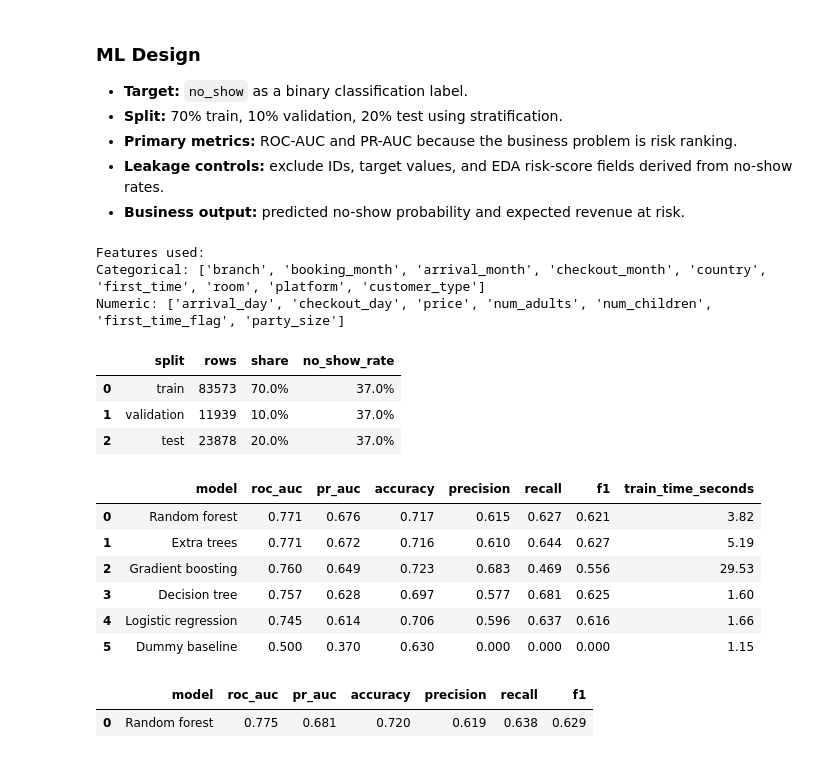
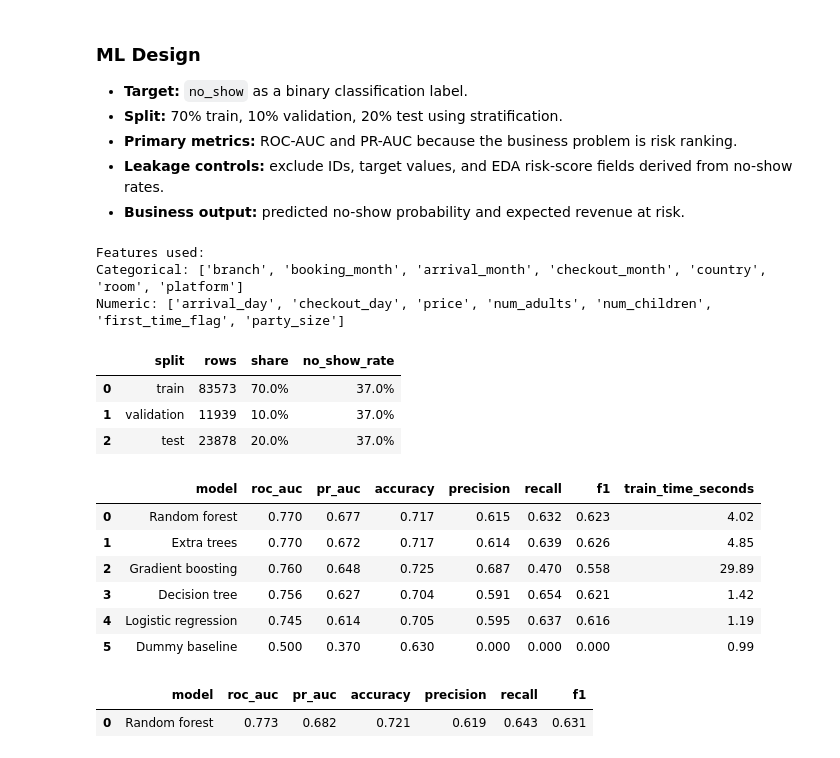
Before and after one commit to baqspaces/hotel-noshow-prediction-llm-agent, a Jupyter notebook: visa_final_submission.ipynb, the cells around one changed output. Drawn from its saved outputs; the diff is of its cells as text; code cells hidden in the pictures.

```diff
--- a/visa_final_submission.ipynb
+++ b/visa_final_submission.ipynb
@@ -333,23 +344,32 @@ These charts are designed to be easy to explain in a presentation or README.
 # %%
 def plot_top_no_show_rate(data, column, top_n=12, min_bookings=20):
-    summary = summarize_segment(data, column, min_bookings=min_bookings).head(top_n)
+    summary = summarize_segment(data, column, min_bookings=min_bookings).head(top_n).copy()
     if summary.empty:
         print(f"No segments for {column} with at least {min_bookings} bookings.")
         return
 
+    plot_column = column
+    y_label = column
+    if column == "first_time_flag":
+        plot_column = "customer_status"
+        y_label = "Customer status"
+        summary[plot_column] = summary[column].map({1: "First-time", 0: "Returning"}).fillna("Unknown")
+    else:
+        summary[plot_column] = summary[column].astype("string").fillna("Unknown")
+
     plt.figure(figsize=(10, 5))
     if sns:
-        sns.barplot(data=summary, y=column, x="no_show_rate", color="#3b82f6")
+        sns.barplot(data=summary, y=plot_column, x="no_show_rate", color="#3b82f6")
     else:
-        plt.barh(summary[column].astype(str), summary["no_show_rate"])
+        plt.barh(summary[plot_column], summary["no_show_rate"])
     plt.gca().xaxis.set_major_formatter(plt.FuncFormatter(lambda x, _: f"{x:.0%}"))
-    plt.title(f"Top {top_n} No-Show Rates by {column}")
+    plt.title(f"Top {top_n} No-Show Rates by {y_label}")
     plt.xlabel("No-show rate")
-    plt.ylabel(column)
+    plt.ylabel(y_label)
     plt.tight_layout()
     plt.show()
 # %%
-for col in ["platform", "branch", "room", "customer_type", "price_band"]:
+for col in ["platform", "branch", "room", "first_time_flag", "price_band"]:
     if col in eda.columns:
         plot_top_no_show_rate(eda, col, top_n=12, min_bookings=20)
 # %% [output]
@@ -391,7 +411,7 @@ Revenue at risk represent the revenue lost due to no-shows
 # %%
 if "price" in eda.columns:
     revenue_views = []
-    for col in ["branch", "platform", "room", "customer_type", "country"]:
+    for col in ["branch", "platform", "room", "country"]:
         if col in eda.columns:
             temp = summarize_segment(eda, col, min_bookings=20)
             temp["dimension"] = col
@@ -430,7 +450,7 @@ A higher score means the booking belongs to groups that have historically had mo
 
 The score is converted into **Low**, **Medium**, and **High** risk using dataset-relative quantiles. This is better than fixed cutoffs like 20% and 40% because the dataset's no-show rates may be tightly clustered around the average.
 # %%
-risk_features = [col for col in ["platform", "branch", "room", "customer_type", "price_band"] if col in eda.columns]
+risk_features = [col for col in ["platform", "branch", "room", "first_time_flag", "price_band"] if col in eda.columns]
 
 risk_score = pd.Series(0.0, index=eda.index)
 for col in risk_features:
@@ -579,9 +599,10 @@ from sklearn.tree import DecisionTreeClassifier
 RANDOM_STATE = 42
 TARGET_COL = "no_show"
 
+# Keep first-time status as the customer-history signal for modeling.
 categorical_feature_candidates = [
     "branch", "booking_month", "arrival_month", "checkout_month", "country",
-    "first_time", "room", "platform", "customer_type",
+     "room", "platform",
 ]
 numeric_feature_candidates = [
     "arrival_day", "checkout_day", "price", "num_adults", "num_children",
@@ -701,42 +722,42 @@ split_summary = pd.DataFrame({
 
 model_results, fitted_models = train_and_evaluate_models(
     X_train, X_valid, y_train, y_valid, categorical_features, numeric_features
 )
 best_model_name = model_results.loc[0, "model"]
 best_model = fitted_models[best_model_name]
 test_probability = predict_positive_probability(best_model, X_test)
 test_metrics = pd.DataFrame([{"model": best_model_name, **evaluate_predictions(y_test, test_probability)}])
 
 print("Features used:")
 print(f"Categorical: {categorical_features}")
 print(f"Numeric: {numeric_features}")
 display(split_summary.style.format({"share": "{:.1%}", "no_show_rate": "{:.1%}"}))
 display(model_results.style.format({
     "roc_auc": "{:.3f}", "pr_auc": "{:.3f}", "accuracy": "{:.3f}",
     "precision": "{:.3f}", "recall": "{:.3f}", "f1": "{:.3f}",
     "train_time_seconds": "{:.2f}",
 }))
 display(test_metrics.style.format({
     "roc_auc": "{:.3f}", "pr_auc": "{:.3f}", "accuracy": "{:.3f}",
     "precision": "{:.3f}", "recall": "{:.3f}", "f1": "{:.3f}",
 }))
 # %% [output]
 Features used:
-Categorical: ['branch', 'booking_month', 'arrival_month', 'checkout_month', 'country', 'first_time', 'room', 'platform', 'customer_type']
+Categorical: ['branch', 'booking_month', 'arrival_month', 'checkout_month', 'country', 'room', 'platform']
 Numeric: ['arrival_day', 'checkout_day', 'price', 'num_adults', 'num_children', 'first_time_flag', 'party_size']
 |  | split | rows | share | no_show_rate |
 | 0 | train | 83573 | 70.0% | 37.0% |
 | 1 | validation | 11939 | 10.0% | 37.0% |
 | 2 | test | 23878 | 20.0% | 37.0% |
 |  | model | roc_auc | pr_auc | accuracy | precision | recall | f1 | train_time_seconds |
-| 0 | Random forest | 0.771 | 0.676 | 0.717 | 0.615 | 0.627 | 0.621 | 3.82 |
-| 1 | Extra trees | 0.771 | 0.672 | 0.716 | 0.610 | 0.644 | 0.627 | 5.19 |
-| 2 | Gradient boosting | 0.760 | 0.649 | 0.723 | 0.683 | 0.469 | 0.556 | 29.53 |
-| 3 | Decision tree | 0.757 | 0.628 | 0.697 | 0.577 | 0.681 | 0.625 | 1.60 |
-| 4 | Logistic regression | 0.745 | 0.614 | 0.706 | 0.596 | 0.637 | 0.616 | 1.66 |
-| 5 | Dummy baseline | 0.500 | 0.370 | 0.630 | 0.000 | 0.000 | 0.000 | 1.15 |
+| 0 | Random forest | 0.770 | 0.677 | 0.717 | 0.615 | 0.632 | 0.623 | 4.02 |
+| 1 | Extra trees | 0.770 | 0.672 | 0.717 | 0.614 | 0.639 | 0.626 | 4.85 |
+| 2 | Gradient boosting | 0.760 | 0.648 | 0.725 | 0.687 | 0.470 | 0.558 | 29.89 |
+| 3 | Decision tree | 0.756 | 0.627 | 0.704 | 0.591 | 0.654 | 0.621 | 1.42 |
+| 4 | Logistic regression | 0.745 | 0.614 | 0.705 | 0.595 | 0.637 | 0.616 | 1.19 |
+| 5 | Dummy baseline | 0.500 | 0.370 | 0.630 | 0.000 | 0.000 | 0.000 | 0.99 |
 |  | model | roc_auc | pr_auc | accuracy | precision | recall | f1 |
-| 0 | Random forest | 0.775 | 0.681 | 0.720 | 0.619 | 0.638 | 0.629 |
+| 0 | Random forest | 0.773 | 0.682 | 0.721 | 0.619 | 0.643 | 0.631 |
 # %%
 from sklearn.metrics import ConfusionMatrixDisplay, PrecisionRecallDisplay, RocCurveDisplay
 
```
Also changed, not shown: parts of 19 cells of this notebook, 1 other file.
